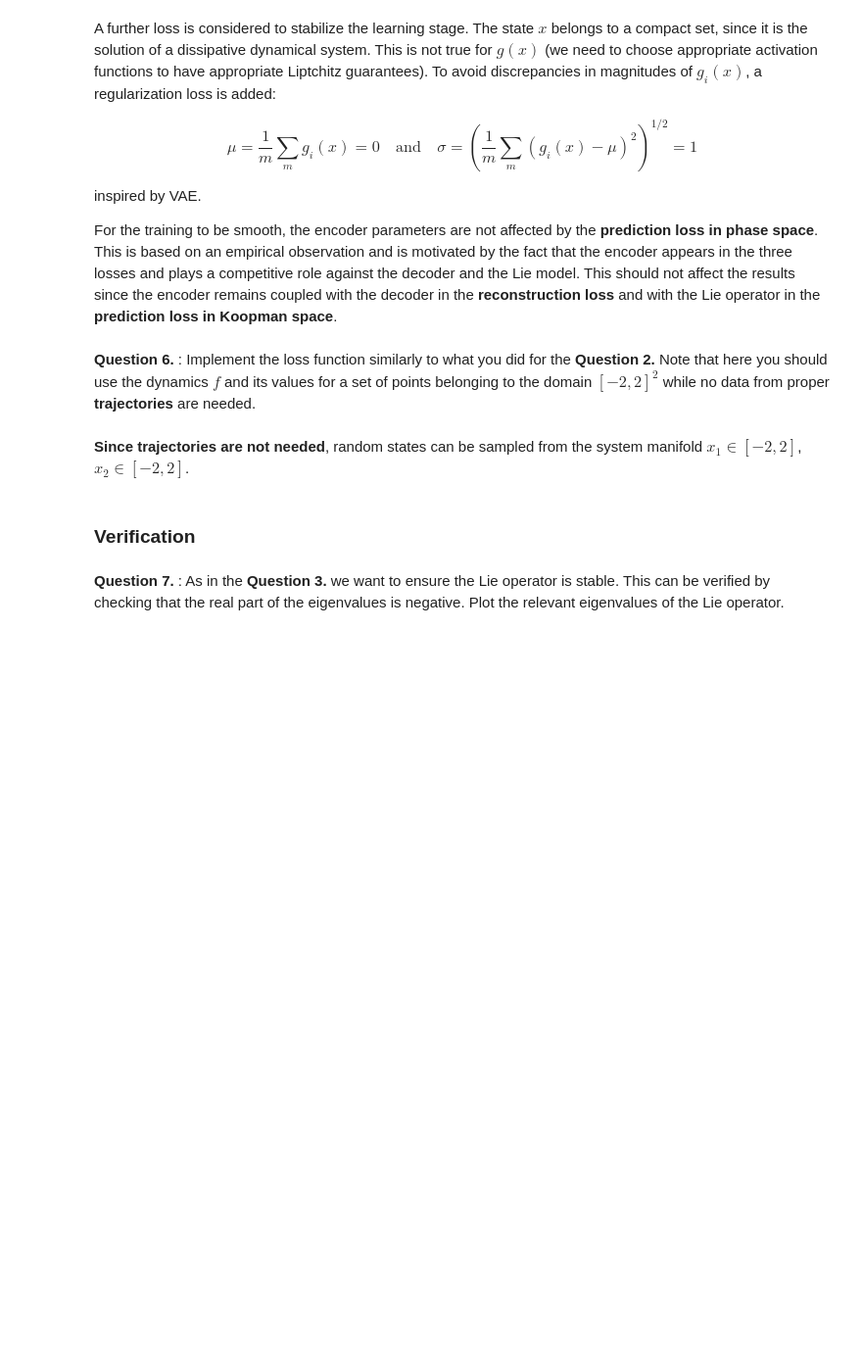
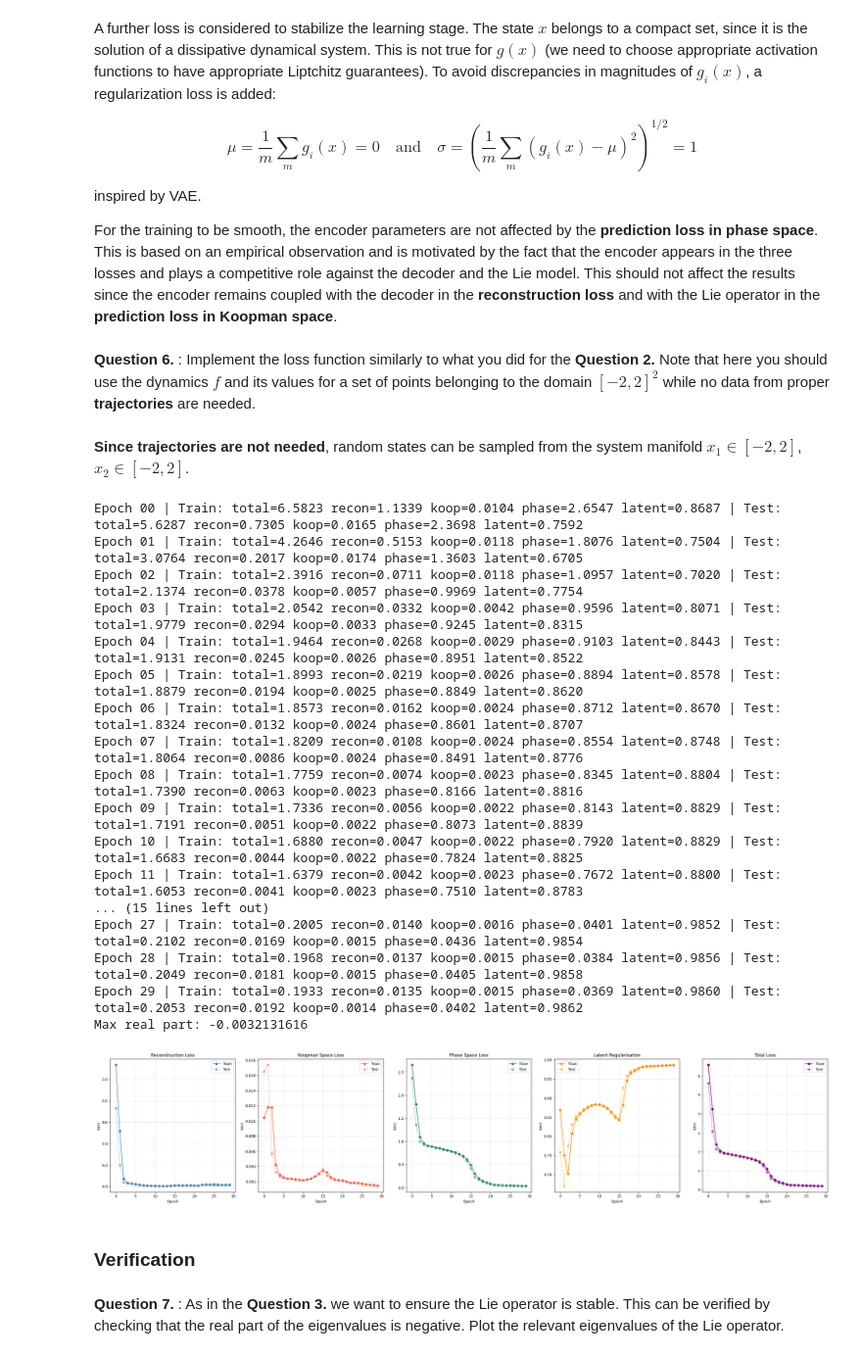
Before and after one commit to fotisk07/DLP, a Jupyter notebook: Week5/TP5.ipynb, the cells around one changed output. Shown at 98% size. Saved outputs shown, nothing was run; the diff lists cells and outputs as text; code cells hidden in the pictures; blank space fills up the shorter version.

```diff
--- a/Week5/TP5.ipynb
+++ b/Week5/TP5.ipynb
@@ -958,7 +998,7 @@ For the training to be smooth, the encoder parameters are not affected by the **
 # %%
 # Implement the loss function here
 # See the training process below to identify the different components of the loss
-def loss(
+def loss_lie(
     tensor2d_x: torch.Tensor,
     tensor2d_x_next: torch.Tensor,
     tensor2d_decoded_x: torch.Tensor,
@@ -967,7 +1007,36 @@ def loss(
     tensor2d_predict_x: torch.Tensor,
     tensor2d_jvp: torch.Tensor,
 ):
-    # TODO : Implement the loss function here
-    return
+    criterion = nn.MSELoss()
+
+    # 1. Reconstruction loss
+    loss_reconstruction = criterion(tensor2d_decoded_x, tensor2d_x)
+
+    # 2. Koopman / Lie-space prediction loss
+    loss_koopman_space = criterion(tensor2d_lie_observable, tensor2d_jvp)
+
+    # 3. Phase-space prediction loss
+    # Here tensor2d_x_next should correspond to f(x)
+    loss_phase_space = criterion(tensor2d_predict_x, tensor2d_x_next)
+
+    # 4. Latent-space regularization
+    latent_mean_penalty = tensor2d_observable.mean(dim=0).pow(2).mean()
+    latent_std_penalty = (tensor2d_observable.std(dim=0) + 1e-6 - 1.0).pow(2).mean()
+    loss_latent = latent_mean_penalty + latent_std_penalty
+
+    # Weights
+    lambda_recon = 1.0
+    lambda_koop = 5.0
+    lambda_phase = 2.0
+    lambda_latent = 0.1
+
+    total_loss = (
+        lambda_recon * loss_reconstruction
+        + lambda_koop * loss_koopman_space
+        + lambda_phase * loss_phase_space
+        + lambda_latent * loss_latent
+    )
+
+    return total_loss, loss_reconstruction, loss_koopman_space, loss_phase_space, loss_latent
 # %% [markdown]
 **Since trajectories are not needed**, random states can be sampled from the system manifold $x_1 \in [-2, 2]$, $x_2 \in [-2, 2]$.
@@ -1063,0 +1208,22 @@ plot_loss(losses_train, losses_test)
+# %%
+autoencoder, lie_operator, history = train_lie(n_epoch=30)
+plot_losses(history)
+# %% [output]
+Epoch 00 | Train: total=6.5823 recon=1.1339 koop=0.0104 phase=2.6547 latent=0.8687 | Test: total=5.6287 recon=0.7305 koop=0.0165 phase=2.3698 latent=0.7592
+Epoch 01 | Train: total=4.2646 recon=0.5153 koop=0.0118 phase=1.8076 latent=0.7504 | Test: total=3.0764 recon=0.2017 koop=0.0174 phase=1.3603 latent=0.6705
+Epoch 02 | Train: total=2.3916 recon=0.0711 koop=0.0118 phase=1.0957 latent=0.7020 | Test: total=2.1374 recon=0.0378 koop=0.0057 phase=0.9969 latent=0.7754
+Epoch 03 | Train: total=2.0542 recon=0.0332 koop=0.0042 phase=0.9596 latent=0.8071 | Test: total=1.9779 recon=0.0294 koop=0.0033 phase=0.9245 latent=0.8315
+Epoch 04 | Train: total=1.9464 recon=0.0268 koop=0.0029 phase=0.9103 latent=0.8443 | Test: total=1.9131 recon=0.0245 koop=0.0026 phase=0.8951 latent=0.8522
+Epoch 05 | Train: total=1.8993 recon=0.0219 koop=0.0026 phase=0.8894 latent=0.8578 | Test: total=1.8879 recon=0.0194 koop=0.0025 phase=0.8849 latent=0.8620
+Epoch 06 | Train: total=1.8573 recon=0.0162 koop=0.0024 phase=0.8712 latent=0.8670 | Test: total=1.8324 recon=0.0132 koop=0.0024 phase=0.8601 latent=0.8707
+Epoch 07 | Train: total=1.8209 recon=0.0108 koop=0.0024 phase=0.8554 latent=0.8748 | Test: total=1.8064 recon=0.0086 koop=0.0024 phase=0.8491 latent=0.8776
+Epoch 08 | Train: total=1.7759 recon=0.0074 koop=0.0023 phase=0.8345 latent=0.8804 | Test: total=1.7390 recon=0.0063 koop=0.0023 phase=0.8166 latent=0.8816
+Epoch 09 | Train: total=1.7336 recon=0.0056 koop=0.0022 phase=0.8143 latent=0.8829 | Test: total=1.7191 recon=0.0051 koop=0.0022 phase=0.8073 latent=0.8839
+Epoch 10 | Train: total=1.6880 recon=0.0047 koop=0.0022 phase=0.7920 latent=0.8829 | Test: total=1.6683 recon=0.0044 koop=0.0022 phase=0.7824 latent=0.8825
+Epoch 11 | Train: total=1.6379 recon=0.0042 koop=0.0023 phase=0.7672 latent=0.8800 | Test: total=1.6053 recon=0.0041 koop=0.0023 phase=0.7510 latent=0.8783
+... (15 lines left out)
+Epoch 27 | Train: total=0.2005 recon=0.0140 koop=0.0016 phase=0.0401 latent=0.9852 | Test: total=0.2102 recon=0.0169 koop=0.0015 phase=0.0436 latent=0.9854
+Epoch 28 | Train: total=0.1968 recon=0.0137 koop=0.0015 phase=0.0384 latent=0.9856 | Test: total=0.2049 recon=0.0181 koop=0.0015 phase=0.0405 latent=0.9858
+Epoch 29 | Train: total=0.1933 recon=0.0135 koop=0.0015 phase=0.0369 latent=0.9860 | Test: total=0.2053 recon=0.0192 koop=0.0014 phase=0.0402 latent=0.9862
+Max real part: -0.0032131616
+[figure, added]
```
Also changed, not shown: parts of 27 cells of this notebook, 4 other files.
